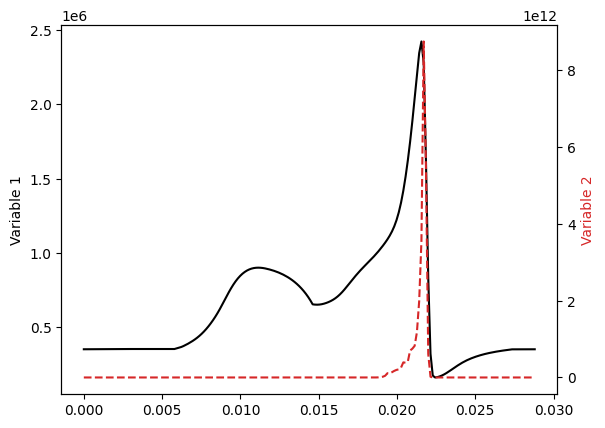
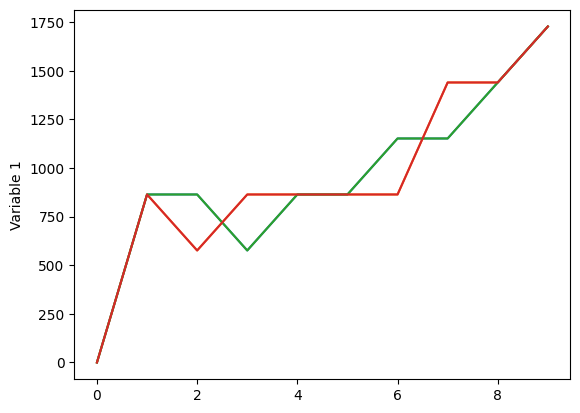
The change to this notebook cell's code, shown as a diff; its figure went from the first image to the second:
--- before
+++ after
@@ -4,15 +4,21 @@
 fig, ax = plt.subplots(1, 1)
 
-prim = np.load(r'C:\GIT_Fork\ROMify\examples\1D_RDE\FOM_results\5000iteration_prim.npy')
-x    = np.linspace(0, 0.0288, 200)
+prim1 = np.load(r'C:\GIT_Fork\ROMify\examples\1D_RDE\batch_results\phi_0.8_P0_0.5\V_cj.npy')
+prim2 = np.load(r'C:\GIT_Fork\ROMify\examples\1D_RDE\batch_results\phi_0.8_P0_4.0\V_cj.npy')
+prim3 = np.load(r'C:\GIT_Fork\ROMify\examples\1D_RDE\batch_results\phi_1.2_P0_0.5\V_cj.npy')
+prim4 = np.load(r'C:\GIT_Fork\ROMify\examples\1D_RDE\batch_results\phi_1.2_P0_4.0\V_cj.npy')
+# x    = np.linspace(0, 0.0288, 200)
 
 # Left y-axis
-ax.plot(x, prim[2, :], c='black', ls='-')
+ax.plot(prim1,ls='-')
+ax.plot(prim2,ls='-')
+ax.plot(prim3,ls='-')
+ax.plot(prim4,ls='-')
 ax.set_ylabel('Variable 1', color='black')
 
-# Right y-axis
-ax2 = ax.twinx()
-ax2.plot(x, prim[-1, :], c='tab:red', ls='--')
-ax2.set_ylabel('Variable 2', color='tab:red')
+# # Right y-axis
+# ax2 = ax.twinx()
+# ax2.plot(x, prim[-1, :], c='tab:red', ls='--')
+# ax2.set_ylabel('Variable 2', color='tab:red')
 
 plt.show()

Commit: V2.2.3